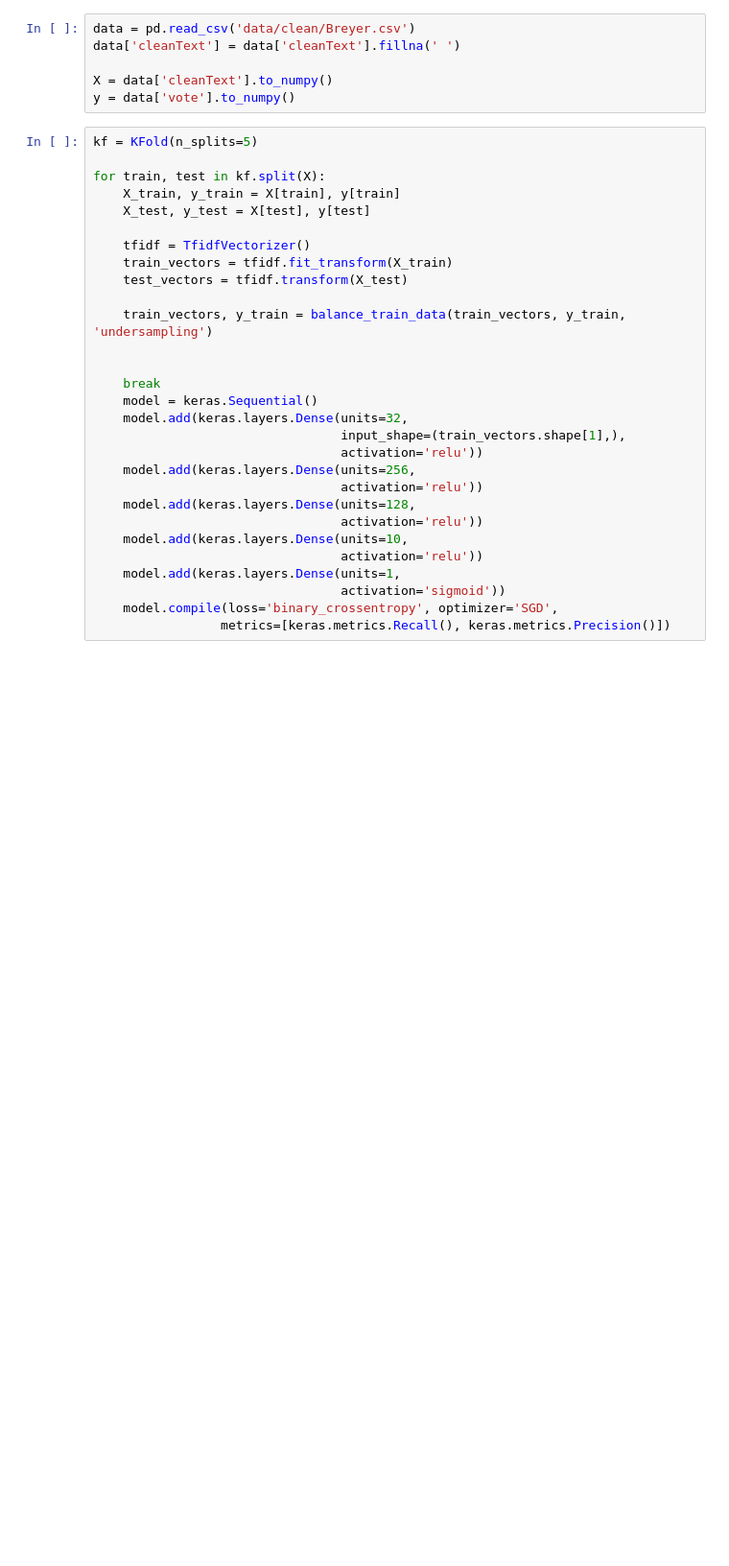
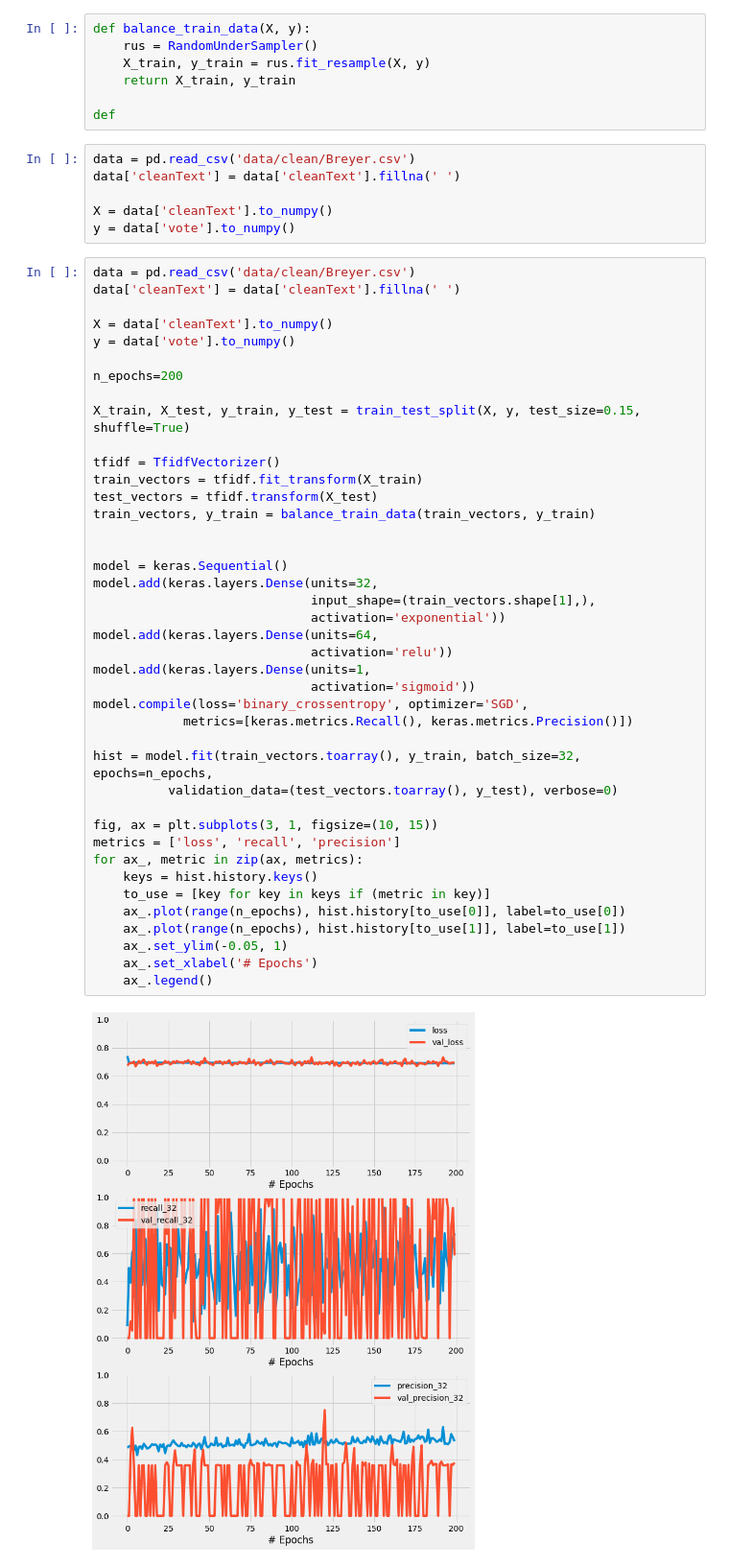
Before and after one commit to rcohngru/Predicting-Supreme-Court-Outcomes, a Jupyter notebook: DL Model.ipynb, the cells around one changed output. Shown at 96% size. Cells and saved outputs as stored; diff of their text form; blank space fills up the shorter version.

```diff
--- a/DL Model.ipynb
+++ b/DL Model.ipynb
@@ -50,3 +20,10 @@ def balance_train_data(X, y, method=None):
+# %%
+def balance_train_data(X, y):
+    rus = RandomUnderSampler()
+    X_train, y_train = rus.fit_resample(X, y)
+    return X_train, y_train
+
+def
 # %%
 data = pd.read_csv('data/clean/Breyer.csv')
 data['cleanText'] = data['cleanText'].fillna(' ')
@@ -54,31 +31,45 @@ data['cleanText'] = data['cleanText'].fillna(' ')
 X = data['cleanText'].to_numpy()
 y = data['vote'].to_numpy()
 # %%
-kf = KFold(n_splits=5)
+data = pd.read_csv('data/clean/Breyer.csv')
+data['cleanText'] = data['cleanText'].fillna(' ')
 
-for train, test in kf.split(X):
-    X_train, y_train = X[train], y[train]
-    X_test, y_test = X[test], y[test]
+X = data['cleanText'].to_numpy()
+y = data['vote'].to_numpy()
 
-    tfidf = TfidfVectorizer()
-    train_vectors = tfidf.fit_transform(X_train)
-    test_vectors = tfidf.transform(X_test)
+n_epochs=200
 
-    train_vectors, y_train = balance_train_data(train_vectors, y_train, 'undersampling')
+X_train, X_test, y_train, y_test = train_test_split(X, y, test_size=0.15, shuffle=True)
+
+tfidf = TfidfVectorizer()
+train_vectors = tfidf.fit_transform(X_train)
+test_vectors = tfidf.transform(X_test)
+train_vectors, y_train = balance_train_data(train_vectors, y_train)
 
 
-    break
-    model = keras.Sequential()
-    model.add(keras.layers.Dense(units=32,
-                                 input_shape=(train_vectors.shape[1],),
-                                 activation='relu'))
-    model.add(keras.layers.Dense(units=256,
-                                 activation='relu'))
-    model.add(keras.layers.Dense(units=128,
-                                 activation='relu'))
-    model.add(keras.layers.Dense(units=10,
-                                 activation='relu'))
-    model.add(keras.layers.Dense(units=1,
-                                 activation='sigmoid'))
-    model.compile(loss='binary_crossentropy', optimizer='SGD',
-                 metrics=[keras.metrics.Recall(), keras.metrics.Precision()])
+model = keras.Sequential()
+model.add(keras.layers.Dense(units=32,
+                             input_shape=(train_vectors.shape[1],),
+                             activation='exponential'))
+model.add(keras.layers.Dense(units=64,
+                             activation='relu'))
+model.add(keras.layers.Dense(units=1,
+                             activation='sigmoid'))
+model.compile(loss='binary_crossentropy', optimizer='SGD',
+            metrics=[keras.metrics.Recall(), keras.metrics.Precision()])
+
+hist = model.fit(train_vectors.toarray(), y_train, batch_size=32, epochs=n_epochs,
+          validation_data=(test_vectors.toarray(), y_test), verbose=0)
+
+fig, ax = plt.subplots(3, 1, figsize=(10, 15))
+metrics = ['loss', 'recall', 'precision']
+for ax_, metric in zip(ax, metrics):
+    keys = hist.history.keys()
+    to_use = [key for key in keys if (metric in key)]
+    ax_.plot(range(n_epochs), hist.history[to_use[0]], label=to_use[0])
+    ax_.plot(range(n_epochs), hist.history[to_use[1]], label=to_use[1])
+    ax_.set_ylim(-0.05, 1)
+    ax_.set_xlabel('# Epochs')
+    ax_.legend()
+# %% [output]
+[figure, added]
```
Also changed, not shown: parts of 5 cells of this notebook, 2 other files.
